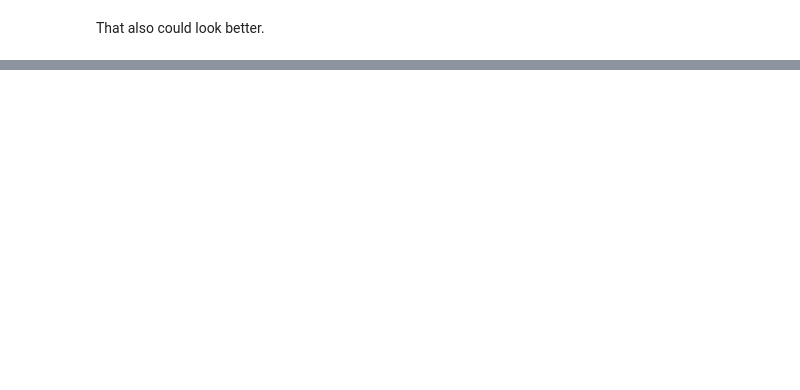
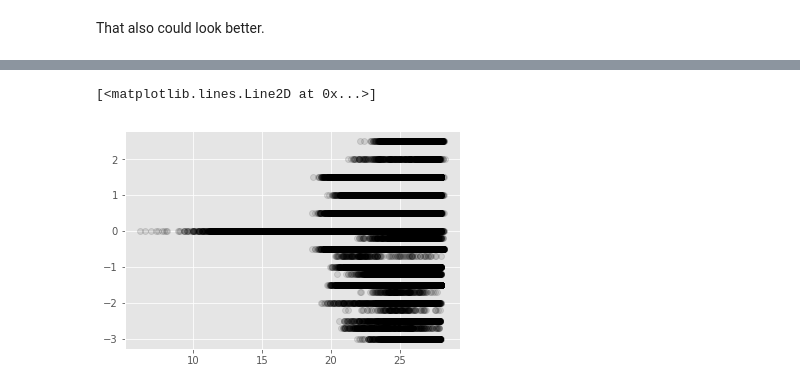
Before and after one commit to yoachim/LSST_narrowband, a Jupyter notebook: planting_trees_and_making_noise.ipynb, the cells around one changed output, grey strips where cells are left out. Cells and saved outputs as stored; diff of their text form; code cells hidden in the pictures; blank space fills up the shorter version.

```diff
--- a/planting_trees_and_making_noise.ipynb
+++ b/planting_trees_and_making_noise.ipynb
@@ -300,0 +355,5 @@ That also could look better.
+# %%
+plt.plot(truth_catalog['r'], truth_catalog['log_Z'] - model_atm_mags['log_Z'][indx_match_obscolors], 'ko', alpha=0.1)
+# %% [output]
+[<matplotlib.lines.Line2D at 0x...>]
+[figure, added]
```
Also changed, not shown: parts of 16 cells of this notebook.
